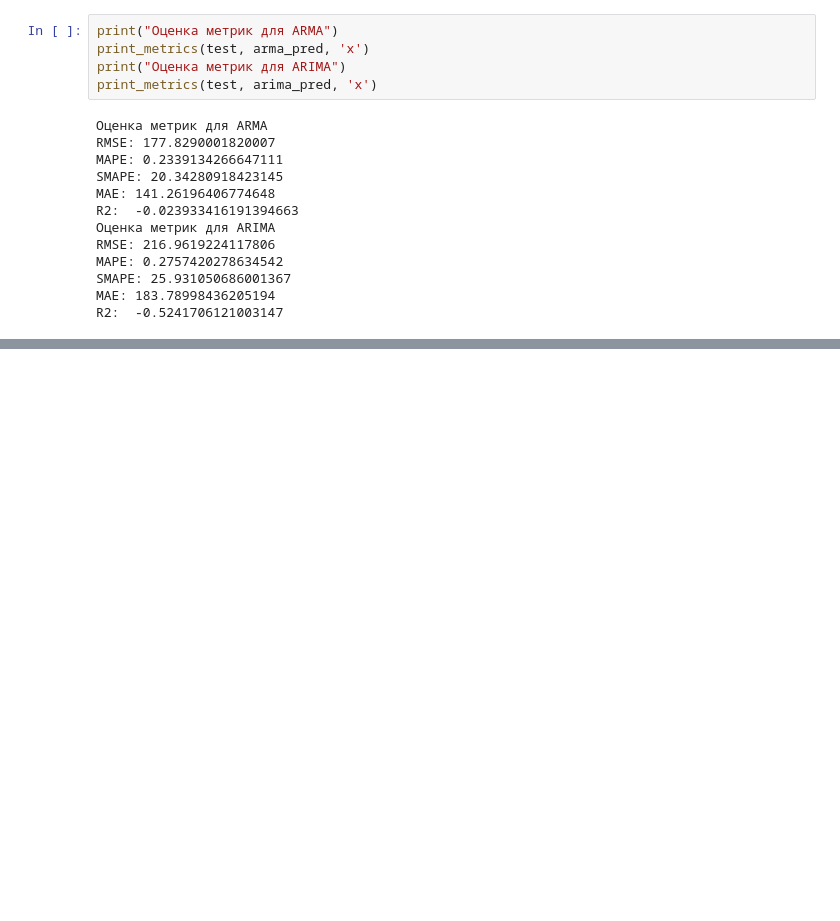
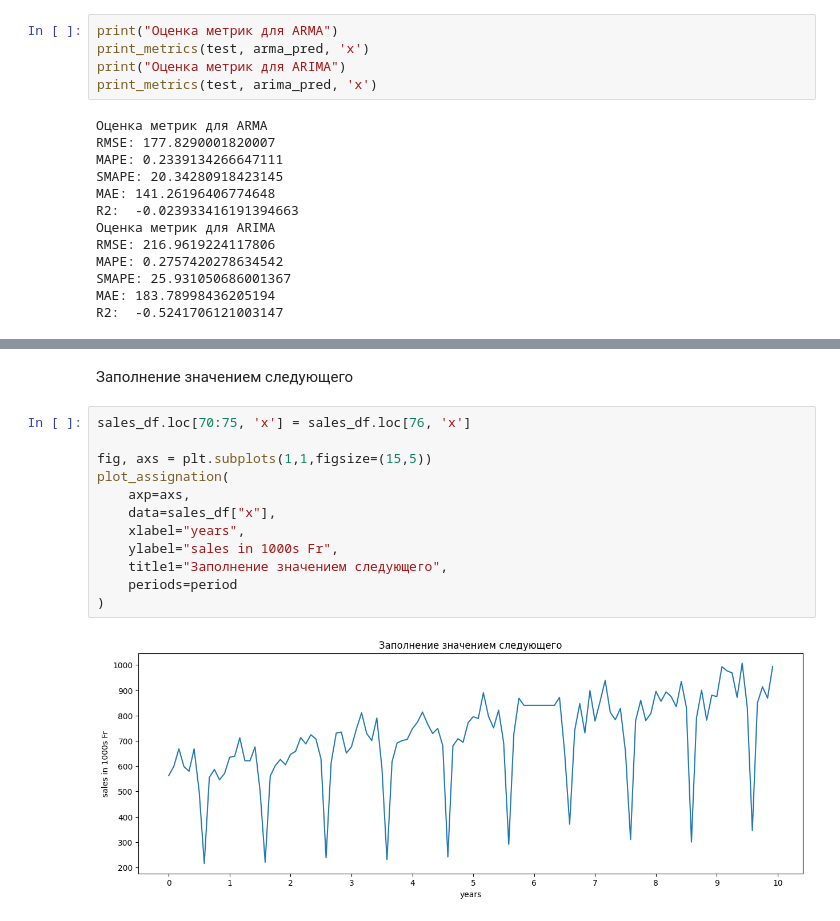
Before and after one commit to alexvilno/PSU_TIMESERIES, a Jupyter notebook: homework4/homework.ipynb, the cells around one changed output, grey strips where cells are left out. Drawn from its saved outputs; the diff is of its cells as text; blank space fills up the shorter version.

```diff
--- a/homework4/homework.ipynb
+++ b/homework4/homework.ipynb
@@ -259,0 +293,16 @@ R2:  -0.5241706121003147
+# %% [markdown]
+Заполнение значением следующего
+# %%
+sales_df.loc[70:75, 'x'] = sales_df.loc[76, 'x']
+
+fig, axs = plt.subplots(1,1,figsize=(15,5))
+plot_assignation(
+    axp=axs,
+    data=sales_df["x"],
+    xlabel="years",
+    ylabel="sales in 1000s Fr",
+    title1="Заполнение значением следующего",
+    periods=period
+)
+# %% [output]
+[figure, added]
```
Also changed, not shown: parts of 14 cells of this notebook.
